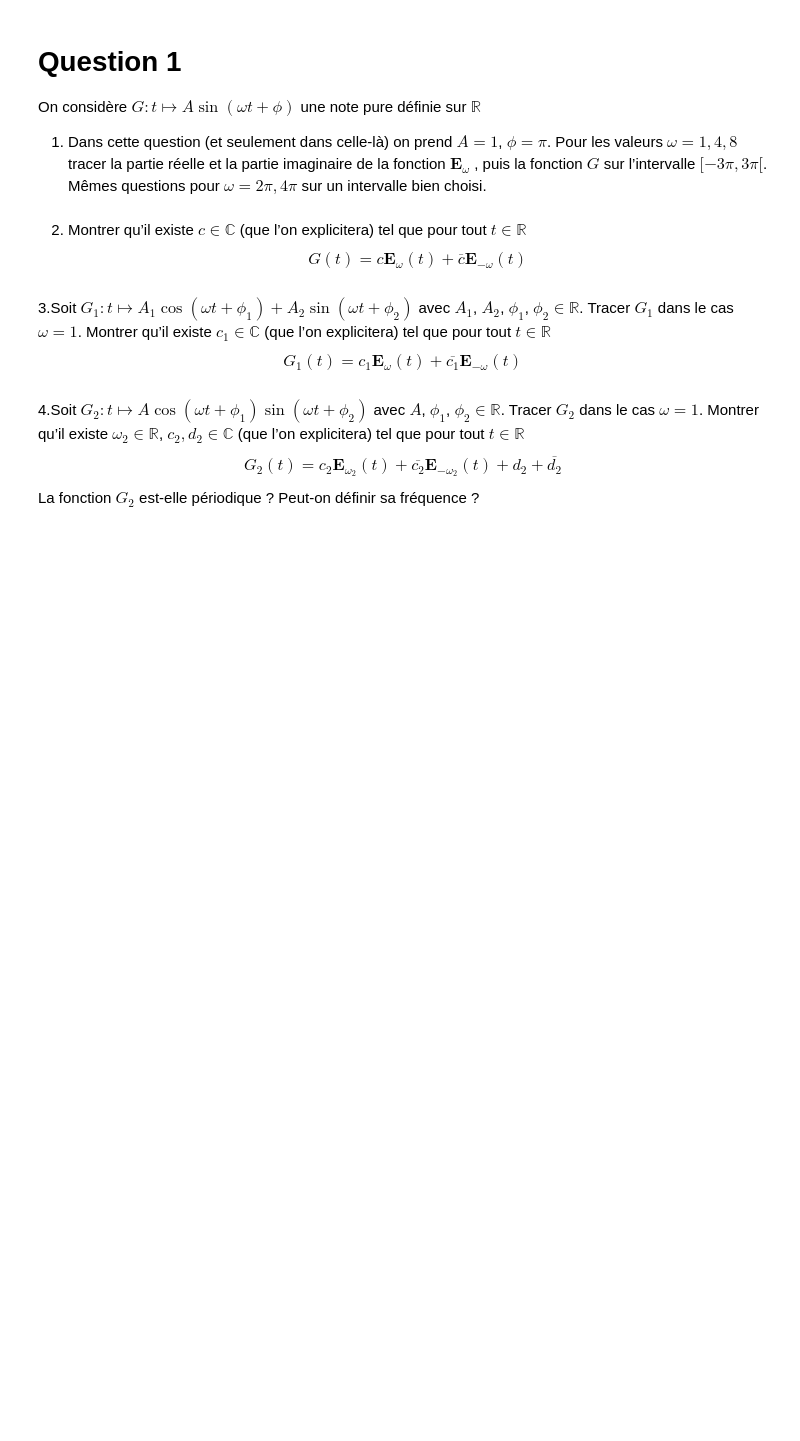
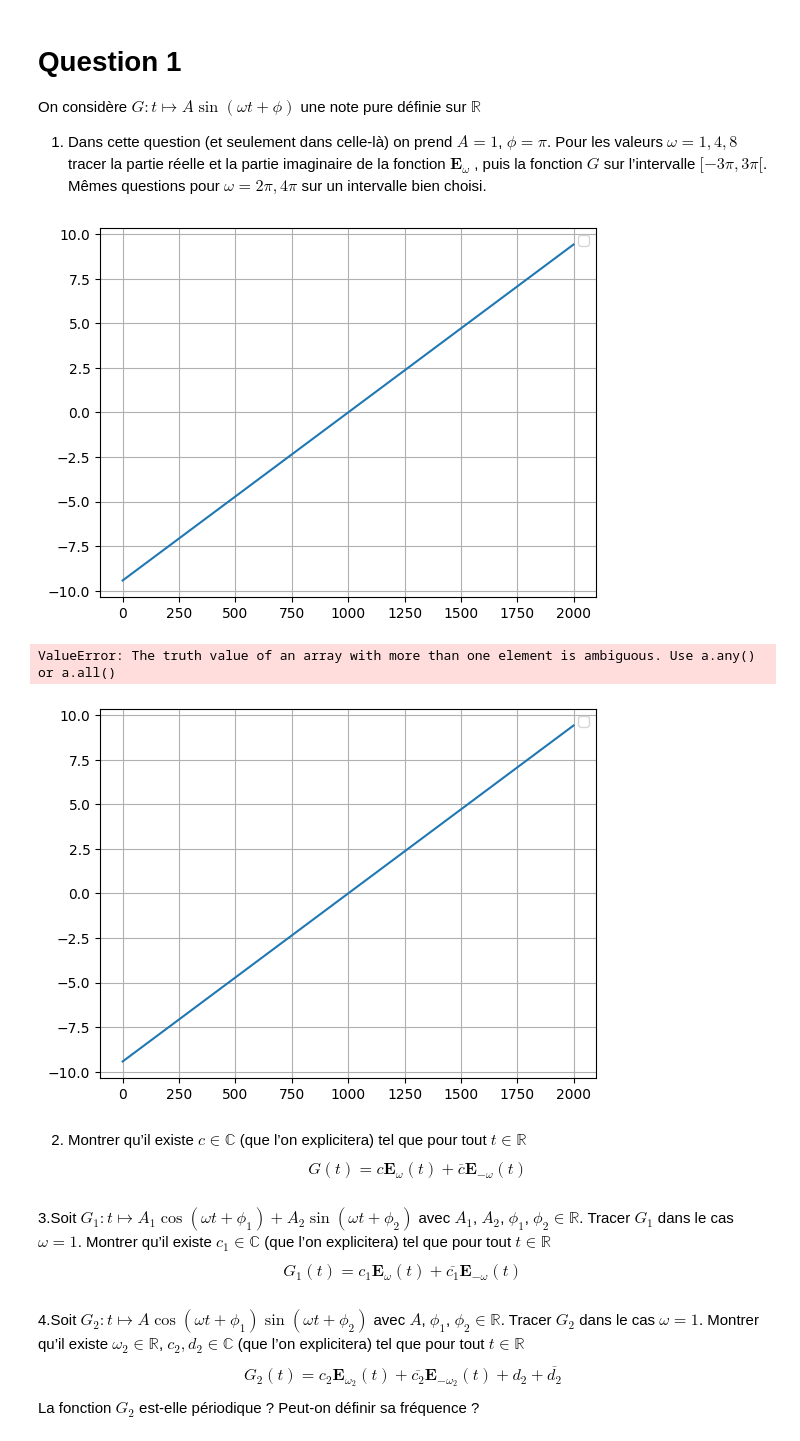
Before and after one commit to kenzalittlegenius/audio-denoising-fourier, a Jupyter notebook: DCC1_Projet_Debruitage_NoteBook.ipynb, the cells around one changed output. Drawn from its saved outputs; the diff is of its cells as text; code cells hidden in the pictures; blank space fills up the shorter version.

```diff
--- a/DCC1_Projet_Debruitage_NoteBook.ipynb
+++ b/DCC1_Projet_Debruitage_NoteBook.ipynb
@@ -7,6 +7,23 @@ On considère $G : t\mapsto A \sin(\omega t + \phi)$ une note pure définie sur
 valeurs $\omega = 1, 4, 8$ tracer la partie réelle et la partie imaginaire de la fonction $\mathbf{E}_\omega$ ,
 puis la fonction $G$ sur l’intervalle $[−3\pi, 3\pi[$. Mêmes questions pour $\omega = 2\pi, 4\pi$
 sur un intervalle bien choisi.
+# %%
+import numpy as np
+import matplotlib.pyplot as plt
+
+# Intervalle
+t = np.linspace(-3*np.pi, 3*np.pi, 2000)
+
+
+
+plt.plot(t)
+plt.legend()
+plt.grid()
+plt.show(t)
+# %% [output]
+[figure, added]
+ValueError: The truth value of an array with more than one element is ambiguous. Use a.any() or a.all()
+[figure, added]
 # %% [markdown]
 2. Montrer qu’il existe $c \in\mathbb{C}$ (que l’on explicitera) tel que pour tout $t\in\mathbb{R}$ $$G(t) =
 c\mathbf{E}_\omega(t) + \overline{c}\mathbf{E}_{-\omega}(t)$$
```
